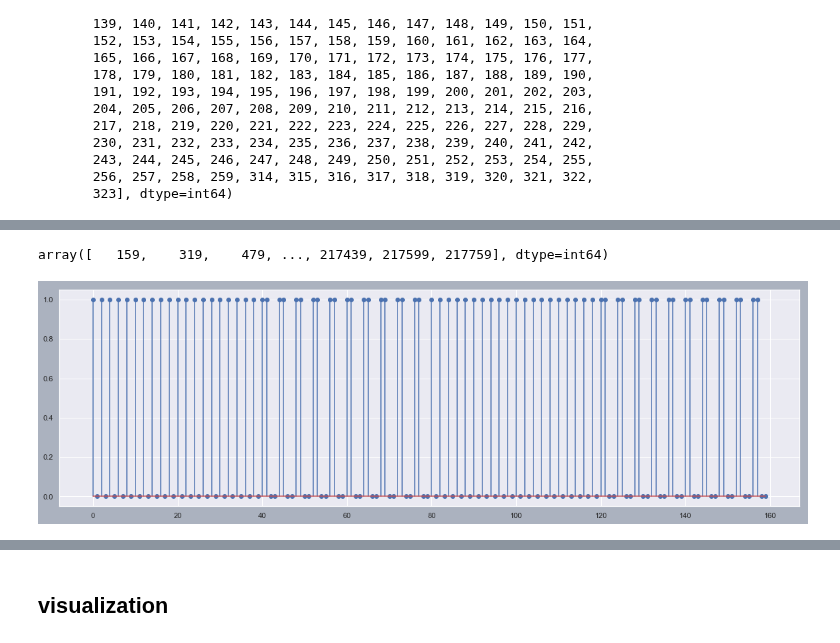
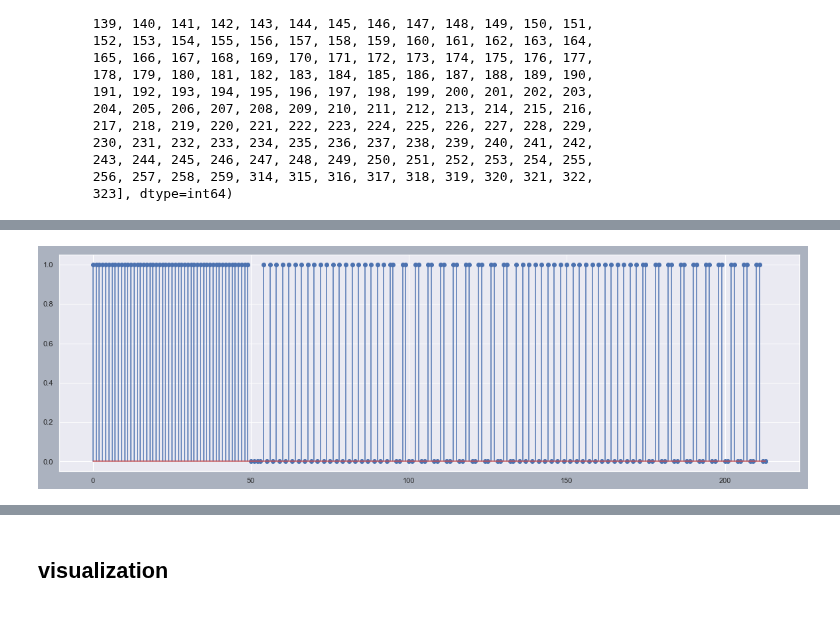
Before and after one commit to tjbergst/data-parsing, a Jupyter notebook: code-parser-translation.ipynb, the cells around one changed output, grey strips where cells are left out. Saved outputs shown, nothing was run; the diff lists cells and outputs as text; code cells hidden in the pictures.

```diff
--- a/code-parser-translation.ipynb
+++ b/code-parser-translation.ipynb
@@ -650,8 +634,4 @@ array([ 1,  1,  1,  1,  1,  1,  1,  1,  1,  1,  1,  1,  1,  1,  1,  1,  1,
-# %%
-np.where(np.diff(msg_matches) > 1)[0]
-# %% [output]
-array([   159,    319,    479, ..., 217439, 217599, 217759], dtype=int64)
 # %%
-plot_subset(DP.discretized_array, 100, 260)
+plot_subset(DP.discretized_array, 46, 260)
 # %% [output]
-[figure, old version]
+[figure, new version]
```
Also changed, not shown: parts of 27 cells of this notebook.
